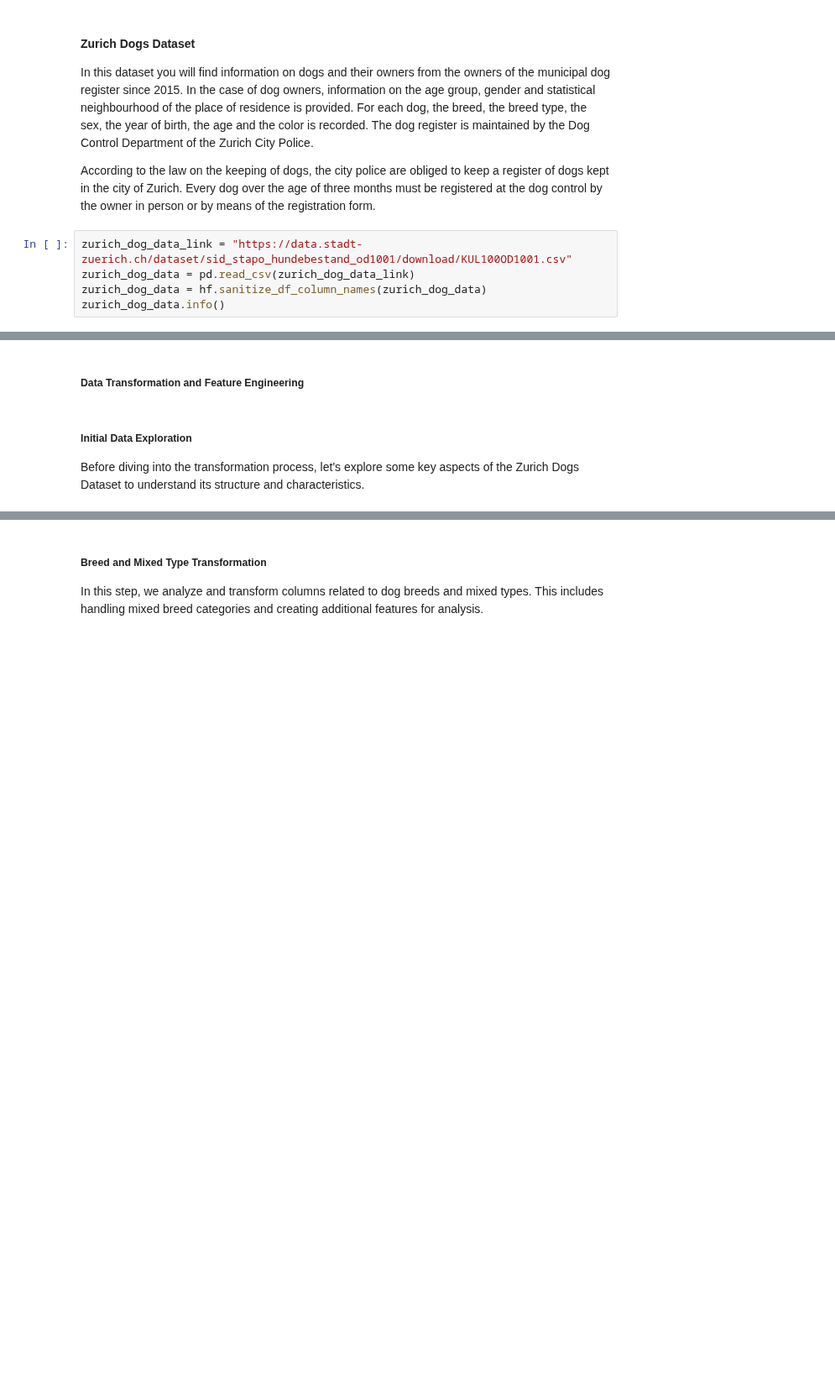
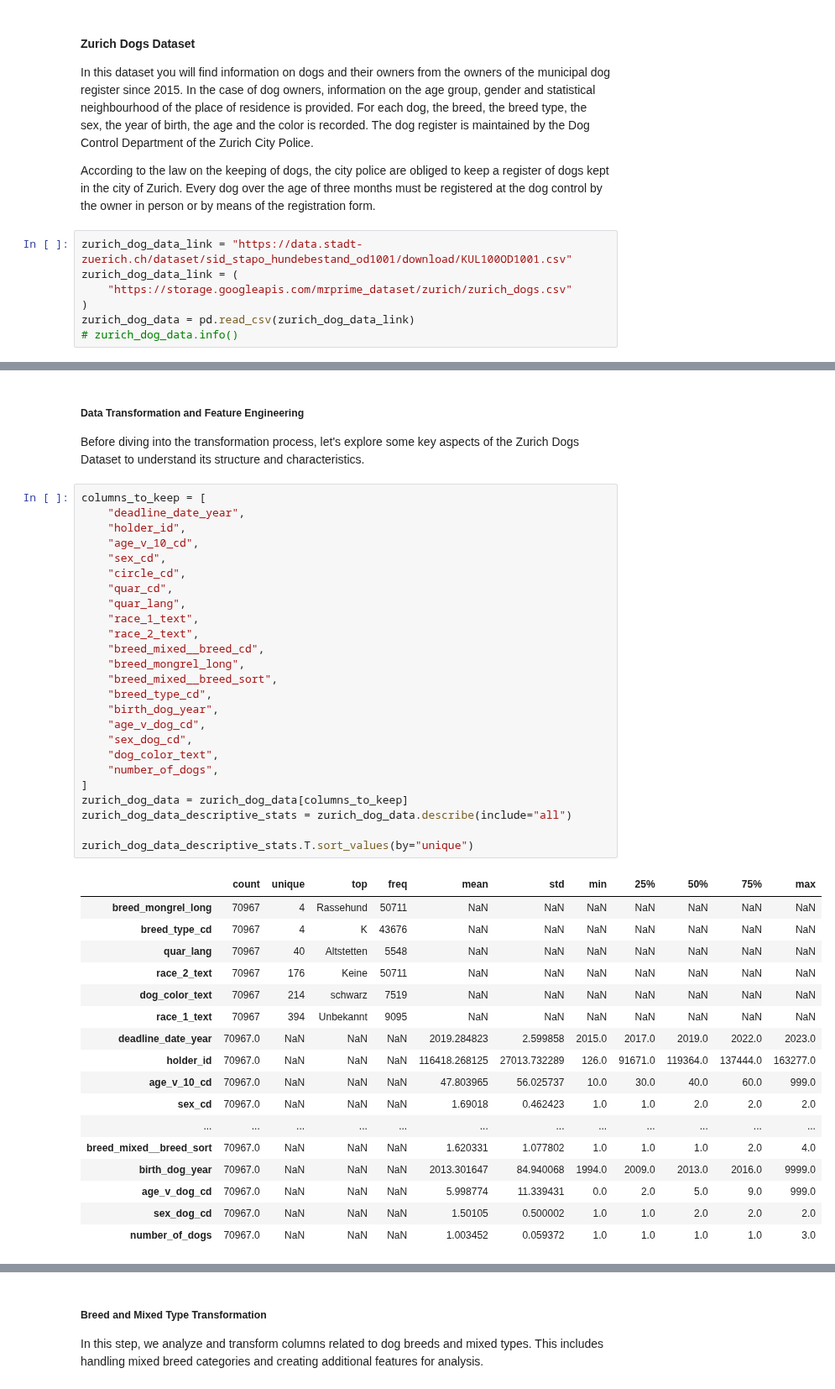
Before and after one commit to jonnross88/Springboard, a Jupyter notebook: u20_data_storytelling/zurich.ipynb, the cells around one changed output, grey strips where cells are left out. Shown at 84% size. Cells and saved outputs as stored; diff of their text form; blank space fills up the shorter version.

```diff
--- a/u20_data_storytelling/zurich.ipynb
+++ b/u20_data_storytelling/zurich.ipynb
@@ -253,6 +360,8 @@ In this dataset you will find information on dogs and their owners from the owne
 According to the law on the keeping of dogs, the city police are obliged to keep a register of dogs kept in the city of Zurich. Every dog over the age of three months must be registered at the dog control by the owner in person or by means of the registration form.
 # %%
 zurich_dog_data_link = "https://data.stadt-zuerich.ch/dataset/sid_stapo_hundebestand_od1001/download/KUL100OD1001.csv"
+zurich_dog_data_link = (
+    "https://storage.googleapis.com/mrprime_dataset/zurich/zurich_dogs.csv"
+)
 zurich_dog_data = pd.read_csv(zurich_dog_data_link)
-zurich_dog_data = hf.sanitize_df_column_names(zurich_dog_data)
-zurich_dog_data.info()
+# zurich_dog_data.info()
@@ -310,9 +427,50 @@ This data set includes many columns, some of which are redundant. Out of the 31
  <!-- - sex_dog_sort  -->
  - dog_color_text
  - number_of_dogs
-# %% [markdown]
-##### Data Transformation and Feature Engineering
 # %% [markdown]
-##### Initial Data Exploration
+##### Data Transformation and Feature Engineering
 
 Before diving into the transformation process, let's explore some key aspects of the Zurich Dogs Dataset to understand its structure and characteristics.
+# %%
+columns_to_keep = [
+    "deadline_date_year",
+    "holder_id",
+    "age_v_10_cd",
+    "sex_cd",
+    "circle_cd",
+    "quar_cd",
+    "quar_lang",
+    "race_1_text",
+    "race_2_text",
+    "breed_mixed__breed_cd",
+    "breed_mongrel_long",
+    "breed_mixed__breed_sort",
+    "breed_type_cd",
+    "birth_dog_year",
+    "age_v_dog_cd",
+    "sex_dog_cd",
+    "dog_color_text",
+    "number_of_dogs",
+]
+zurich_dog_data = zurich_dog_data[columns_to_keep]
+zurich_dog_data_descriptive_stats = zurich_dog_data.describe(include="all")
+
+zurich_dog_data_descriptive_stats.T.sort_values(by="unique")
+# %% [output]
+|  | count | unique | top | freq | mean | std | min | 25% | 50% | 75% | max |
+| breed_mongrel_long | 70967 | 4 | Rassehund | 50711 | NaN | NaN | NaN | NaN | NaN | NaN | NaN |
+| breed_type_cd | 70967 | 4 | K | 43676 | NaN | NaN | NaN | NaN | NaN | NaN | NaN |
+| quar_lang | 70967 | 40 | Altstetten | 5548 | NaN | NaN | NaN | NaN | NaN | NaN | NaN |
+| race_2_text | 70967 | 176 | Keine | 50711 | NaN | NaN | NaN | NaN | NaN | NaN | NaN |
+| dog_color_text | 70967 | 214 | schwarz | 7519 | NaN | NaN | NaN | NaN | NaN | NaN | NaN |
+| race_1_text | 70967 | 394 | Unbekannt | 9095 | NaN | NaN | NaN | NaN | NaN | NaN | NaN |
+| deadline_date_year | 70967.0 | NaN | NaN | NaN | 2019.284823 | 2.599858 | 2015.0 | 2017.0 | 2019.0 | 2022.0 | 2023.0 |
+| holder_id | 70967.0 | NaN | NaN | NaN | 116418.268125 | 27013.732289 | 126.0 | 91671.0 | 119364.0 | 137444.0 | 163277.0 |
+| age_v_10_cd | 70967.0 | NaN | NaN | NaN | 47.803965 | 56.025737 | 10.0 | 30.0 | 40.0 | 60.0 | 999.0 |
+| sex_cd | 70967.0 | NaN | NaN | NaN | 1.69018 | 0.462423 | 1.0 | 1.0 | 2.0 | 2.0 | 2.0 |
+| ... | ... | ... | ... | ... | ... | ... | ... | ... | ... | ... | ... |
+| breed_mixed__breed_sort | 70967.0 | NaN | NaN | NaN | 1.620331 | 1.077802 | 1.0 | 1.0 | 1.0 | 2.0 | 4.0 |
+| birth_dog_year | 70967.0 | NaN | NaN | NaN | 2013.301647 | 84.940068 | 1994.0 | 2009.0 | 2013.0 | 2016.0 | 9999.0 |
+| age_v_dog_cd | 70967.0 | NaN | NaN | NaN | 5.998774 | 11.339431 | 0.0 | 2.0 | 5.0 | 9.0 | 999.0 |
+| sex_dog_cd | 70967.0 | NaN | NaN | NaN | 1.50105 | 0.500002 | 1.0 | 1.0 | 2.0 | 2.0 | 2.0 |
+| number_of_dogs | 70967.0 | NaN | NaN | NaN | 1.003452 | 0.059372 | 1.0 | 1.0 | 1.0 | 1.0 | 3.0 |
```
Also changed, not shown: parts of 113 cells of this notebook, 3 other files.
